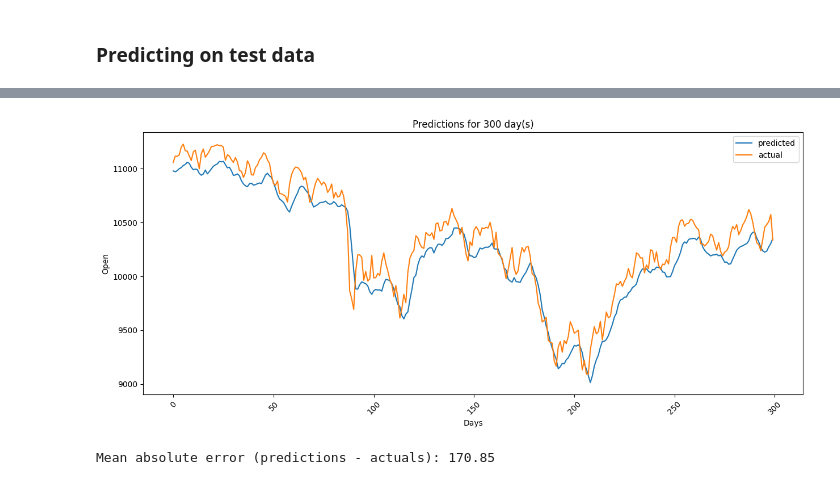
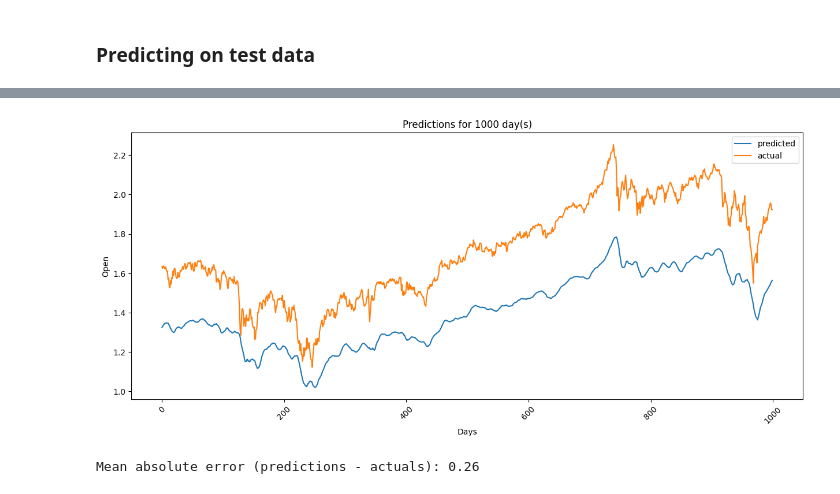
Before and after one commit to Rol3ert99/stock-predictions, a Jupyter notebook: conv1d.ipynb, the cells around one changed output, grey strips where cells are left out. Saved outputs shown, nothing was run; the diff lists cells and outputs as text; code cells hidden in the pictures.

```diff
--- a/conv1d.ipynb
+++ b/conv1d.ipynb
@@ -25,9 +25,6 @@ stock_NYA_df = stock_df[stock_df['Index'] == 'NYA'].dropna()
 dates = stock_NYA_df['Date']
 stock_NYA_df.drop(['Index', 'Date', 'Volume'], axis='columns', inplace=True)
 stock_NYA_df
-
-stock_NYA_df = stock_NYA_df
-stock_NYA_df
 # %% [output]
 |  | Open | High | Low | Close | Adj Close |
 | 0 | 528.690002 | 528.690002 | 528.690002 | 528.690002 | 528.690002 |
@@ -42,9 +39,13 @@ stock_NYA_df
 | 13946 | 16451.960940 | 16546.359380 | 16451.960940 | 16531.949220 | 16531.949220 |
 | 13947 | 16531.949220 | 16588.689450 | 16531.949220 | 16555.660160 | 16555.660160 |
 13947 rows × 5 columns
+# %%
+stock_NYA_df = stock_NYA_df['Adj Close']
+stock_NYA_df=(stock_NYA_df-stock_NYA_df.mean())/stock_NYA_df.std()
 # %%
-WINDOW_SIZE = 50
-FEATURE_SIZE = stock_NYA_df.shape[1]
+WINDOW_SIZE = 10
+#FEATURE_SIZE = stock_NYA_df.shape[1]
+FEATURE_SIZE = 1
 
 def df_to_X_y(df, window_size = 6):
     df_as_np = df.to_numpy()
@@ -53,7 +54,7 @@ def df_to_X_y(df, window_size = 6):
     for i in range(len(df_as_np) - window_size):
         row = [r for r in df_as_np[i:i + window_size]]
         X.append(row)
-        label = df_as_np[i + window_size][0]
+        label = df_as_np[i + window_size]
         y.append(label)
     return np.array(X), np.array(y)
 # %%
@@ -150,25 +151,25 @@ pred = model.predict(X_test)
 # %%
 SLICE_START = 1200 #plot begin point
-SLICE_LEN = 300 #predictions amount
+SLICE_LEN = 1000 #predictions amount
 
 a = y_train.shape[0] + y_val.shape[0]
 x = dates[a + SLICE_START: a + SLICE_START + SLICE_LEN].to_numpy()
 x.reshape(((len(x), 1)))
 
 x = range(SLICE_LEN) #comment this to see dates on x axis
 
 plt.figure(figsize=(15, 6))
 plt.plot(x, pred[SLICE_START: SLICE_START + SLICE_LEN], label='predicted')
 plt.plot(x, y_test[SLICE_START:SLICE_START + SLICE_LEN], label = 'actual')
 plt.xlabel('Days')
 plt.ylabel('Open')
 plt.title(f'Predictions for {SLICE_LEN} day(s)')
 plt.xticks(rotation=45)
 plt.legend()
 plt.show()
 # %% [output]
-[figure, old version]
+[figure, new version]
 # %%
 print('Mean absolute error (predictions - actuals): {:.2f}'.format(mean_absolute_error(y_test, pred)))
 # %% [output]
-Mean absolute error (predictions - actuals): 170.85
+Mean absolute error (predictions - actuals): 0.26
```
Also changed, not shown: parts of 7 cells of this notebook.
